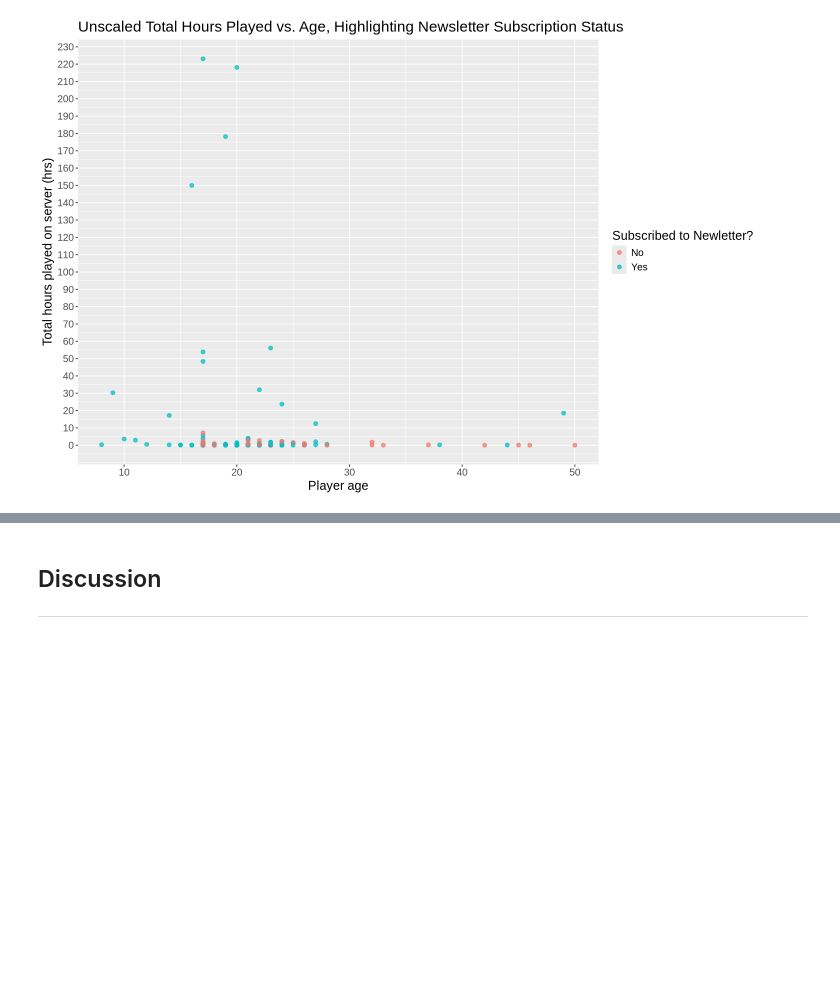
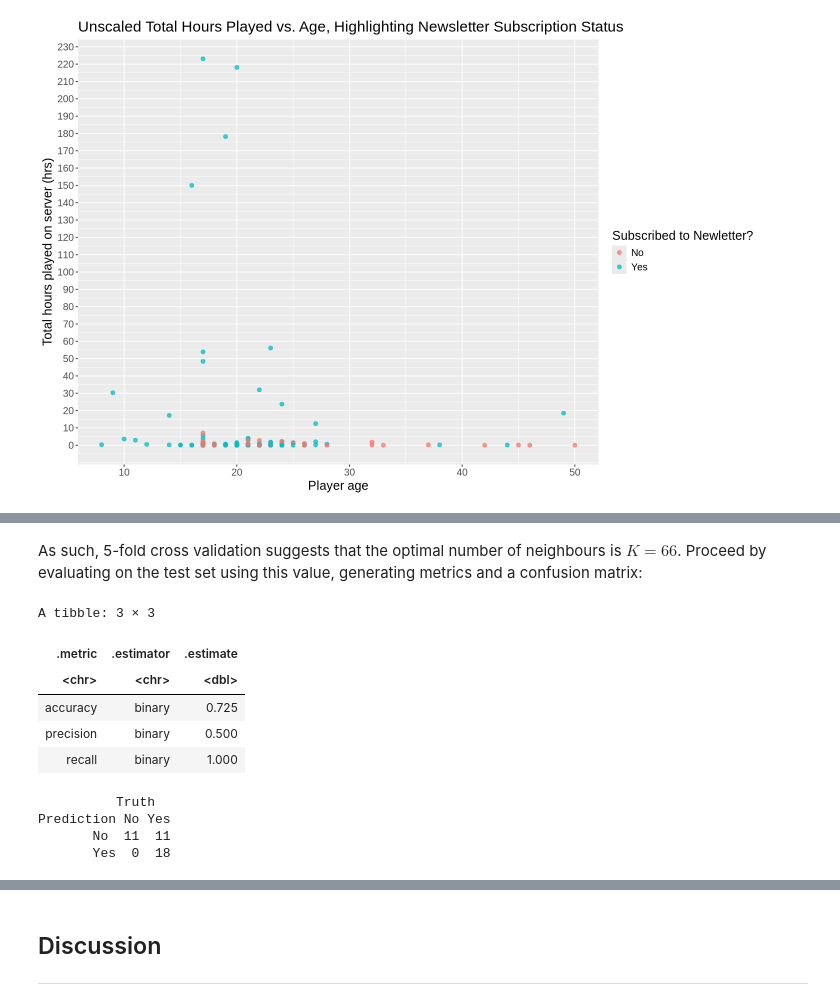
Before and after one commit to evansun06/Player-Prediction-Modelling, a Jupyter notebook: Final_Report.ipynb, the cells around one changed output, grey strips where cells are left out. Drawn from its saved outputs; the diff is of its cells as text; code cells hidden in the pictures; blank space fills up the shorter version.

```diff
--- a/Final_Report.ipynb
+++ b/Final_Report.ipynb
@@ -116,0 +170,42 @@ From this visualization, we can see that the predictors are disproportionate and
+# %% [markdown]
+As such, 5-fold cross validation suggests that the optimal number of neighbours is $K = 66$. Proceed by evaluating on the test set using this value, generating metrics and a confusion matrix:
+# %%
+knn_spec <- nearest_neighbor(weight_func = "rectangular", neighbors = optimal_k) |>
+    set_engine("kknn") |>
+    set_mode("classification")
+
+knn_fit <- workflow() |>
+    add_recipe(players_recipe) |>
+    add_model(knn_spec) |>
+    fit(data = players_train)
+
+players_test_predictions <- predict(knn_fit, players_test)|>
+    bind_cols(players_test)
+
+players_test_metrics <- bind_rows(
+    players_test_predictions |>
+        metrics(truth = subscribe, estimate = .pred_class) |>
+        filter(.metric == "accuracy"),
+
+    players_test_predictions |>
+        precision(truth = subscribe, estimate = .pred_class, event_level = "first"),
+
+    players_test_predictions |>
+        recall(truth = subscribe, estimate = .pred_class, event_level = "first")
+    )
+players_test_metrics
+
+confusion_matrix <- players_test_predictions |>
+    conf_mat(truth = subscribe, estimate = .pred_class)
+confusion_matrix
+# %% [output]
+A tibble: 3 × 3
+| .metric | .estimator | .estimate |
+| <chr> | <chr> | <dbl> |
+| accuracy | binary | 0.725 |
+| precision | binary | 0.500 |
+| recall | binary | 1.000 |
+          Truth
+Prediction No Yes
+       No  11  11
+       Yes  0  18
```
Also changed, not shown: parts of 6 cells of this notebook.
